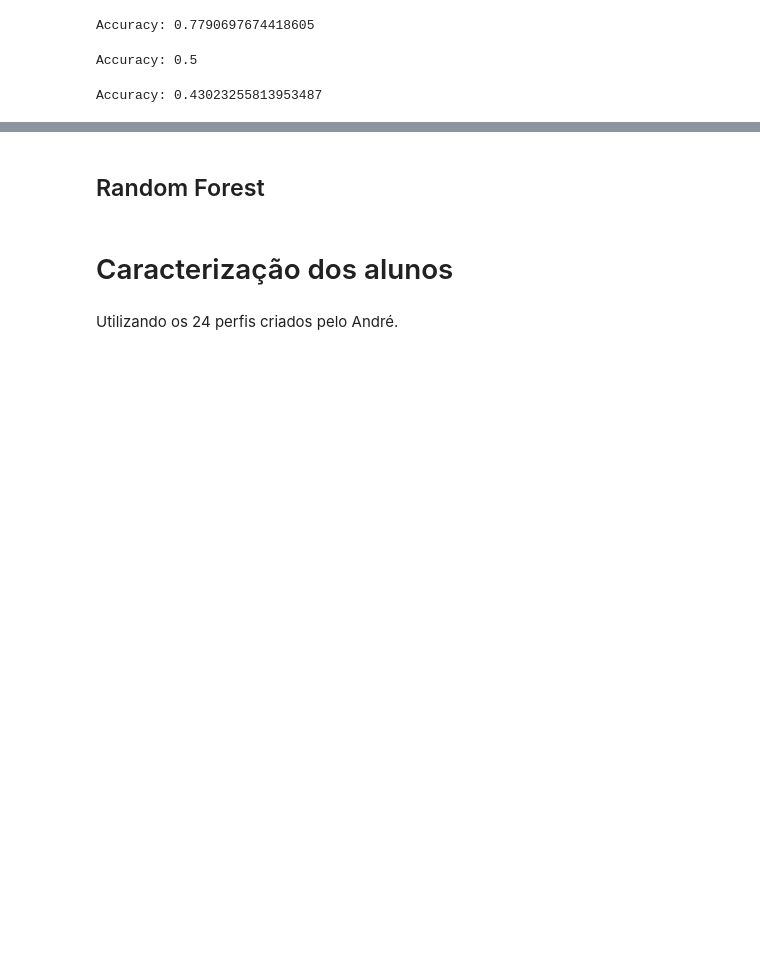
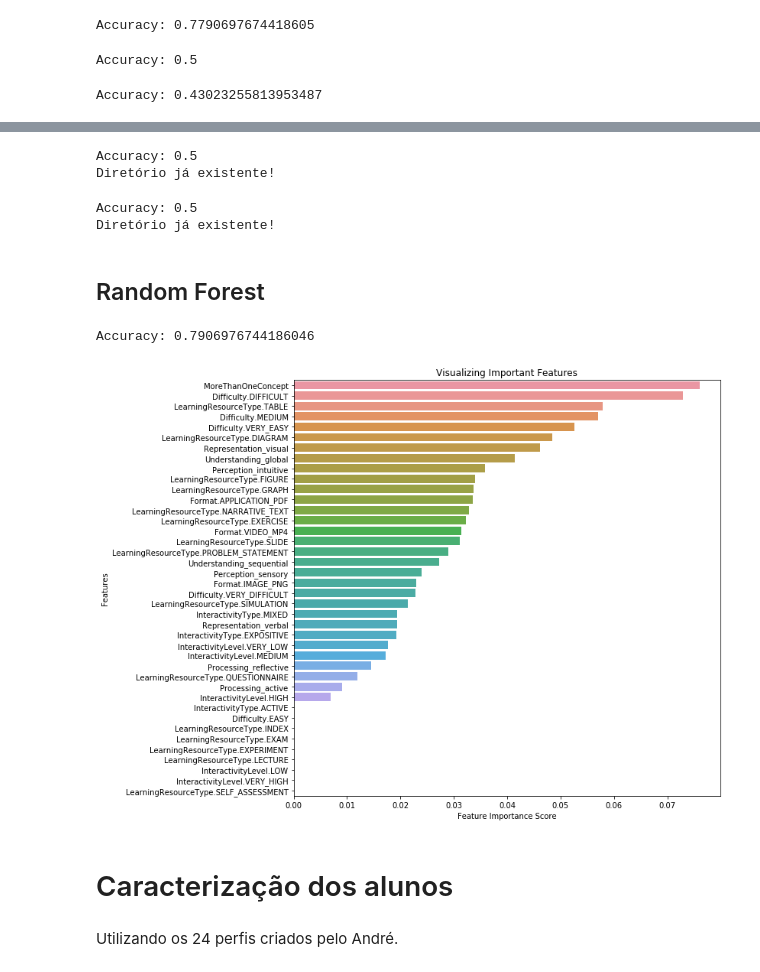
Before and after one commit to BravoNatalie/TCC-repo, a Jupyter notebook: analysis.ipynb, the cells around one changed output, grey strips where cells are left out. Cells and saved outputs as stored; diff of their text form; code cells hidden in the pictures; blank space fills up the shorter version.

Commit message:
random forest test

```diff
--- a/analysis.ipynb
+++ b/analysis.ipynb
@@ -800,2 +831,20 @@ Accuracy: 0.43023255813953487
+# %%
+exceptFeatures = ["recommendation", "typicalLearningTime", "Processing_neutral_0", 'Perception_neutral_2',
+                  'Representation_neutral_4', 'Understanding_neutral_6', 'studentsGroup1', 'studentsGroup2',
+                  'studentsGroup3', 'studentsGroup4']
+targetVariable = "studentsGroup3"
+createDT(lomDf, exceptFeatures, targetVariable, min_samples_leaf=28, max_depth=None)
+# %% [output]
+Accuracy: 0.5
+Diretório já existente!
+# %%
+exceptFeatures = ["recommendation", "typicalLearningTime", "Processing_neutral_0", 'Perception_neutral_2',
+                  'Representation_neutral_4', 'Understanding_neutral_6', 'studentsGroup1', 'studentsGroup2',
+                  'studentsGroup3', 'studentsGroup4']
+targetVariable = "studentsGroup4"
+createDT(lomDf, exceptFeatures, targetVariable, min_samples_leaf=28, max_depth=None)
+# %% [output]
+Accuracy: 0.5
+Diretório já existente!
 # %% [markdown]
 ## Random Forest
@@ -804,3 +851,42 @@ from sklearn.ensemble import BaggingClassifier
+# %%
+exceptFeatures = ["recommendation", "typicalLearningTime", "Processing_neutral_0", 'Perception_neutral_2',
+                  'Representation_neutral_4', 'Understanding_neutral_6', 'studentsGroup1', 'studentsGroup2',
+                  'studentsGroup3', 'studentsGroup4']
+targetVariable = "studentsGroup1"
+
+feature_cols = [i for i in lomDf.columns if i not in exceptFeatures]
+
+X = lomDf[feature_cols] # Features (independente)
+y = lomDf[[targetVariable]] # Target variable (dependente)
+y=y.astype('int')
+
+# Split dataset into training set and test set
+X_train, X_test, y_train, y_test = train_test_split(X, y, test_size=test_size, random_state=1) # 70% training and 30% test
+
+#Create a Gaussian Classifier
+clf=RandomForestClassifier(n_estimators=1000)
+
+#Train the model using the training sets y_pred=clf.predict(X_test)
+clf.fit(X_train,y_train.values.ravel())
+
+y_pred=clf.predict(X_test)
+
+print("Accuracy:",metrics.accuracy_score(y_test, y_pred))
+
+feature_imp = pd.Series(clf.feature_importances_, index=feature_cols).sort_values(ascending=False)
+# %% [output]
+Accuracy: 0.7906976744186046
+# %%
+plt.figure(figsize=(10,10))
+# Creating a bar plot
+sns.barplot(x=feature_imp, y=feature_imp.index)
+# Add labels to your graph
+plt.xlabel('Feature Importance Score')
+plt.ylabel('Features')
+plt.title("Visualizing Important Features")
+plt.show()
+# %% [output]
+[figure, added]
 # %% [markdown]
 # Caracterização dos alunos
 # %% [markdown]
```
Also changed, not shown: parts of 6 cells of this notebook, 18 other files.
